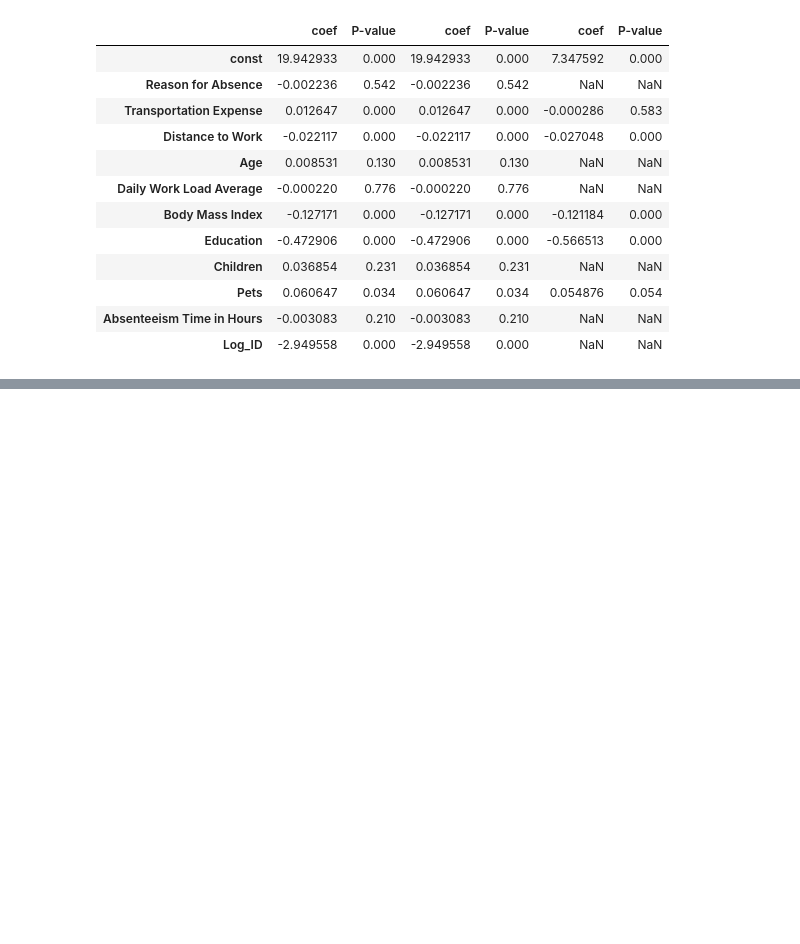
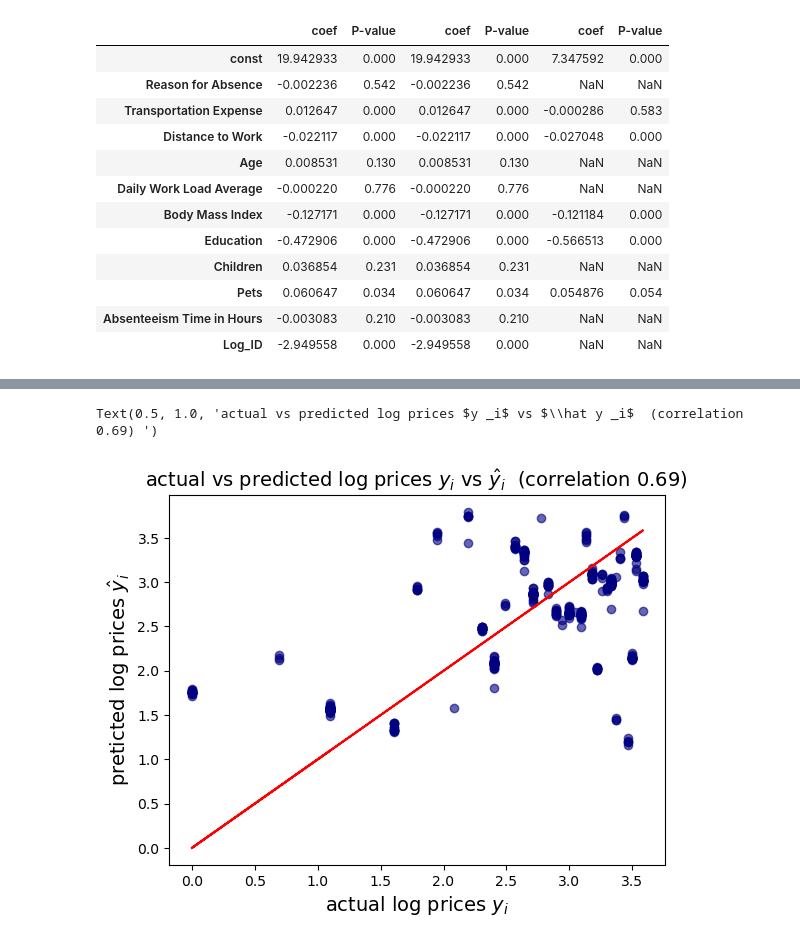
Before and after one commit to Muhammedhchm/Muhammedhchm.Github.io, a Jupyter notebook: Regression Tests .ipynb, the cells around one changed output, grey strips where cells are left out. Saved outputs shown, nothing was run; the diff lists cells and outputs as text; code cells hidden in the pictures; blank space fills up the shorter version.

```diff
--- a/Regression Tests .ipynb
+++ b/Regression Tests .ipynb
@@ -359,0 +397,43 @@ pd.concat(frames , axis = 1)
+# %%
+# Modified Model : Transformed (Using log & Drop Two features)
+
+x =  data.drop(['Children','Age' , 'Reason for Absence' ,
+                'Daily Work Load Average' , 'Absenteeism Time in Hours'
+                                             ] , axis = 1)
+y = np.log(data['ID'])
+
+Absence_log = np.log(data['ID'])
+
+x_train , x_test  , y_train  , y_test  = train_test_split(feature , Absence_log ,
+                                                          test_size = 0.2 , random_state = 10 )
+
+# using stats model
+
+x_include_constant = sm.add_constant(x_train)
+model =  sm.OLS(y_train,x_include_constant)
+results = model.fit()
+
+# Reseduals
+#calculate Reseduals  Manually
+
+# reseduals =  y_train - results.fittedvalues
+results.resid
+#  reseduals.describe()
+
+#--------------------------------------------------------------------
+
+# Graph of actual vs predicted prices
+
+corr = round(y_train.corr(results.fittedvalues)  , 2)
+
+plt.scatter(x=y_train , y = results.fittedvalues , c = 'navy' , alpha = 0.6 )
+plt.plot(y_train, y_train , c='red')
+
+plt.xlabel('actual log prices $y _i$' ,fontsize = 14 )
+plt.ylabel('preticted log prices $\hat y  _i$' ,fontsize = 14 )
+plt.title(f'actual vs predicted log prices $y _i$ vs $\hat y _i$  (correlation {corr}) ',fontsize = 14 )
+
+#---------------------------------------------------------------------------------
+# %% [output]
+Text(0.5, 1.0, 'actual vs predicted log prices $y _i$ vs $\\hat y _i$  (correlation 0.69) ')
+[figure, added]
```
Also changed, not shown: parts of 6 cells of this notebook.
